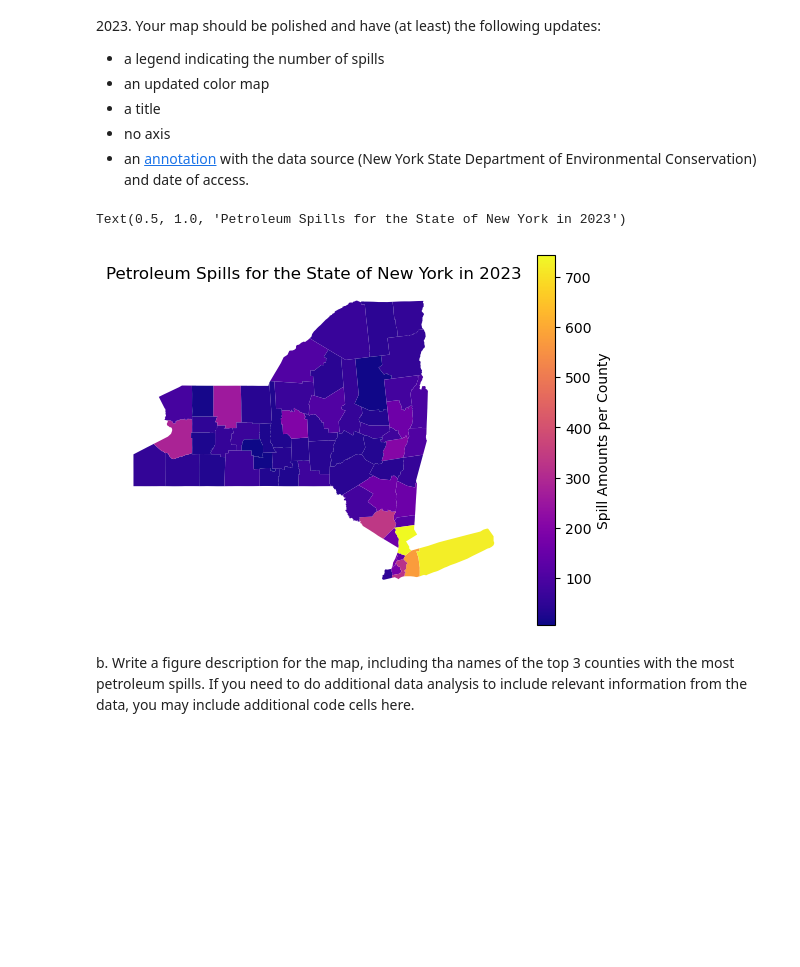
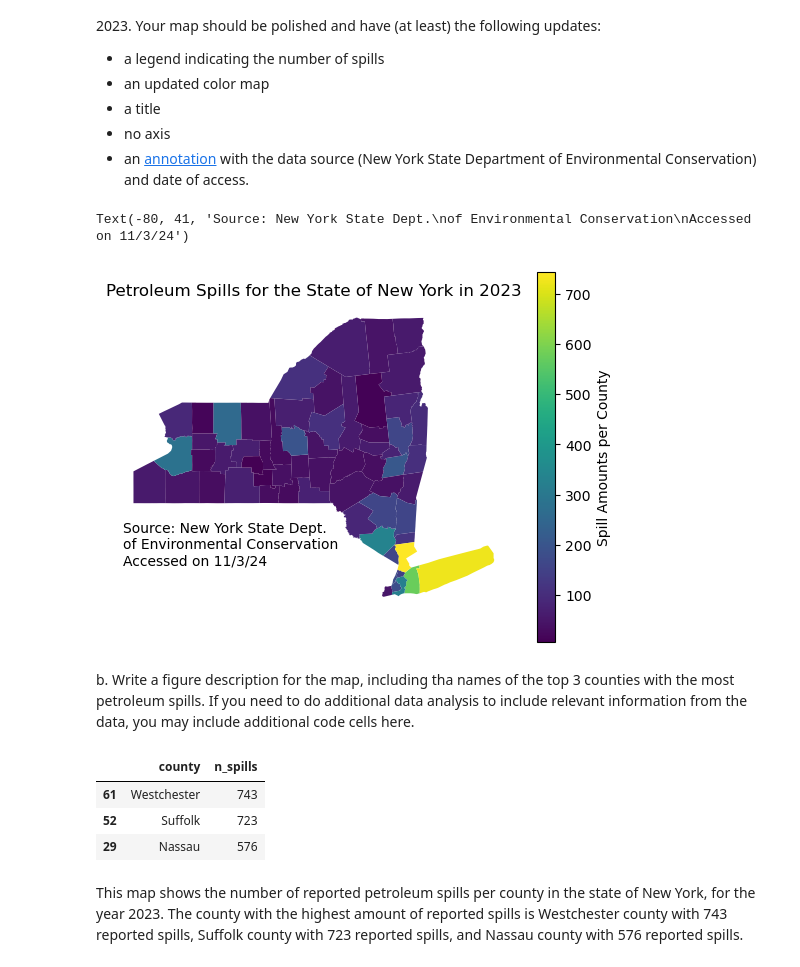
Before and after one commit to evajnewby/eds220-hwk3, a Jupyter notebook: hwk3-task2-oil-spills.ipynb, the cells around one changed output. Cells and saved outputs as stored; diff of their text form; code cells hidden in the pictures; blank space fills up the shorter version.

Commit message:
Clean up plot

```diff
--- a/hwk3-task2-oil-spills.ipynb
+++ b/hwk3-task2-oil-spills.ipynb
@@ -586,19 +586,30 @@ Your map should be polished and have (at least) the following updates:
 # %%
 # a. Create a choropleth map
 ny_counties = gpd.GeoDataFrame(ny_counties, geometry = 'geometry')
 ny_counties.crs = 'EPSG:4269'
 
-ax = ny_counties.plot(column = 'n_spills', legend = True, cmap = 'plasma', legend_kwds={"label":"Spill Amounts per County"})
+ax = ny_counties.plot(column = 'n_spills', legend = True, cmap = 'viridis', legend_kwds={"label":"Spill Amounts per County"})
 ax.set_axis_off()
 ax.set_title('Petroleum Spills for the State of New York in 2023',
              fontsize = 12)
-#ax.annotate('Source: New York State Department\nof Environmental Conservation\n Accessed on 11/3/24', xy=(-80,41,2))
+ax.annotate('Source: New York State Dept.\nof Environmental Conservation\nAccessed on 11/3/24', xy=(-80,41))
 # %% [output]
-Text(0.5, 1.0, 'Petroleum Spills for the State of New York in 2023')
+Text(-80, 41, 'Source: New York State Dept.\nof Environmental Conservation\nAccessed on 11/3/24')
-[figure, old version]
+[figure, new version]
 # %% [markdown]
 <!-- END QUESTION -->
 
 <!-- BEGIN QUESTION -->
 
 b. Write a figure description for the map, including tha names of the top 3 counties with the most petroleum spills. If you need to do additional data analysis to include relevant information from the data, you may include additional code cells here.
+# %%
+# Top 3 counties with most petroleum spills
+top3 = spills_per_county.sort_values(by = "n_spills", ascending=False)
+top3.head(3)
+# %% [output]
+|  | county | n_spills |
+| 61 | Westchester | 743 |
+| 52 | Suffolk | 723 |
+| 29 | Nassau | 576 |
+# %% [markdown]
+This map shows the number of reported petroleum spills per county in the state of New York, for the year 2023. The county with the highest amount of reported spills is Westchester county with 743 reported spills, Suffolk county with 723 reported spills, and Nassau county with 576 reported spills.
```
